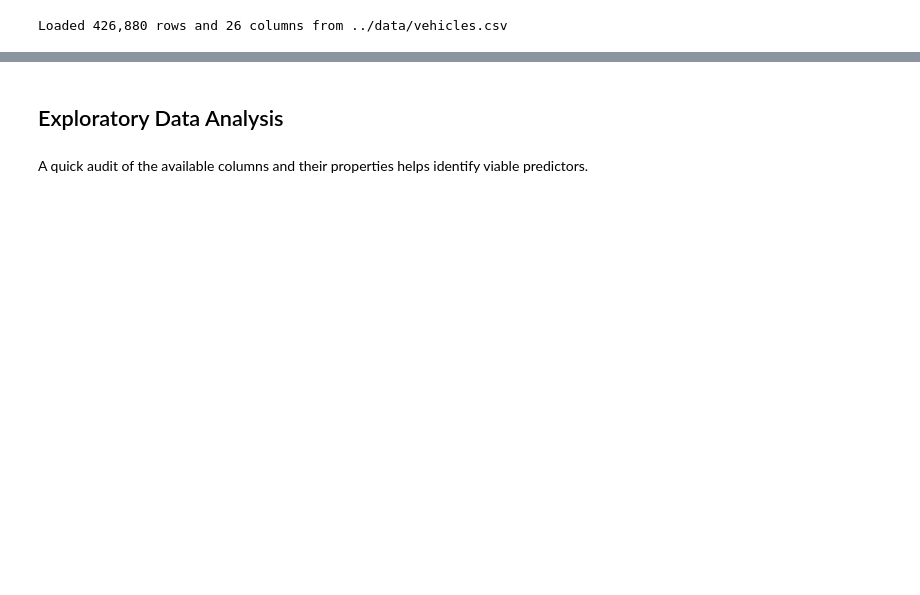
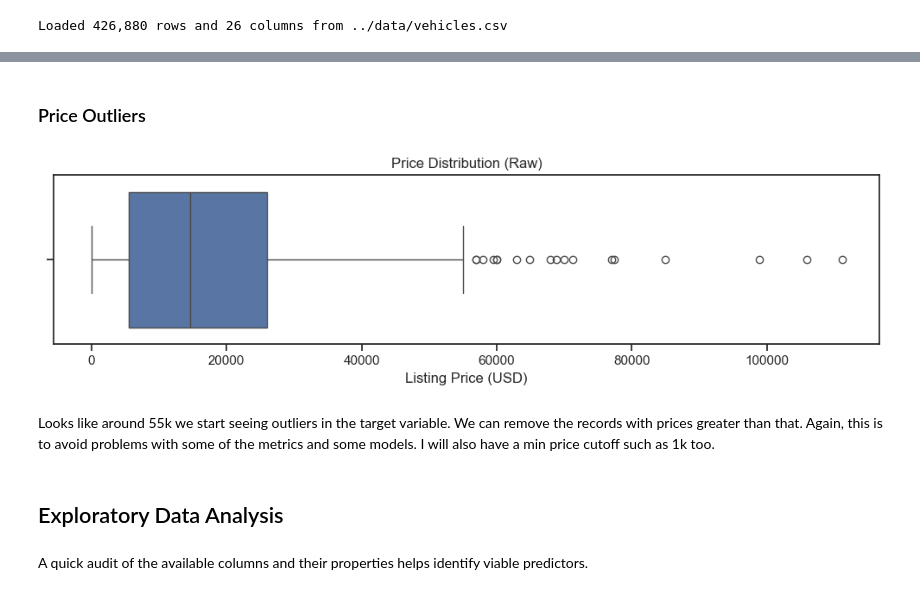
Before and after one commit to adrianplattner/csca5922, a Jupyter notebook: notebooks/report.ipynb, the cells around one changed output, grey strips where cells are left out. Saved outputs shown, nothing was run; the diff lists cells and outputs as text; code cells hidden in the pictures; blank space fills up the shorter version.

```diff
--- a/notebooks/report.ipynb
+++ b/notebooks/report.ipynb
@@ -71,0 +104,17 @@ Loaded 426,880 rows and 26 columns from ../data/vehicles.csv
+# %% [markdown]
+### Price Outliers
+# %%
+
+# Visualize price distribution before filtering to identify outliers.
+price_series = pd.to_numeric(df['price'].sample(1000), errors='coerce').dropna()
+
+plt.figure(figsize=(10, 3))
+sns.boxplot(x=price_series, orient='h')
+plt.xlabel('Listing Price (USD)')
+plt.title('Price Distribution (Raw)')
+plt.tight_layout()
+plt.show()
+# %% [output]
+[figure, added]
+# %% [markdown]
+Looks like around 55k we start seeing outliers in the target variable. We can remove the records with prices greater than that. Again, this is to avoid problems with some of the metrics and some models. I will also have a min price cutoff such as 1k too.
```
Also changed, not shown: parts of 33 cells of this notebook, 8 other files.
